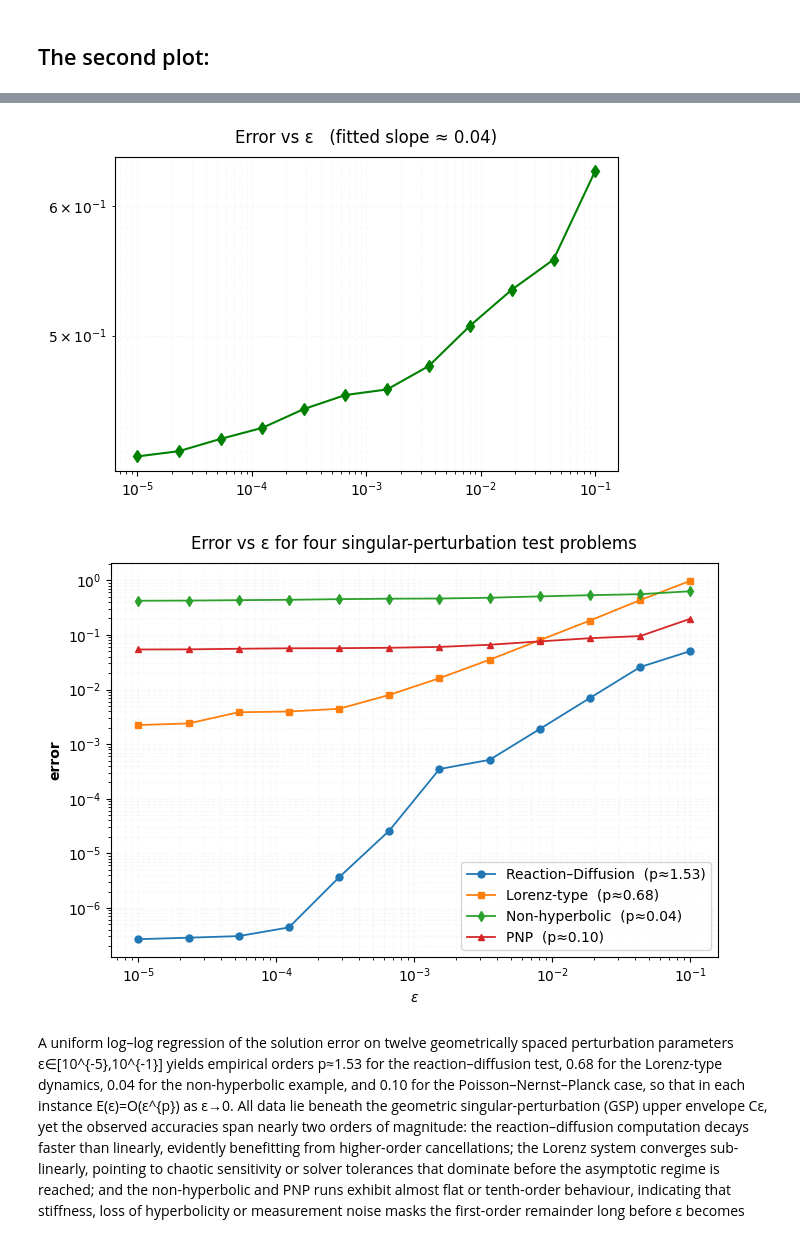
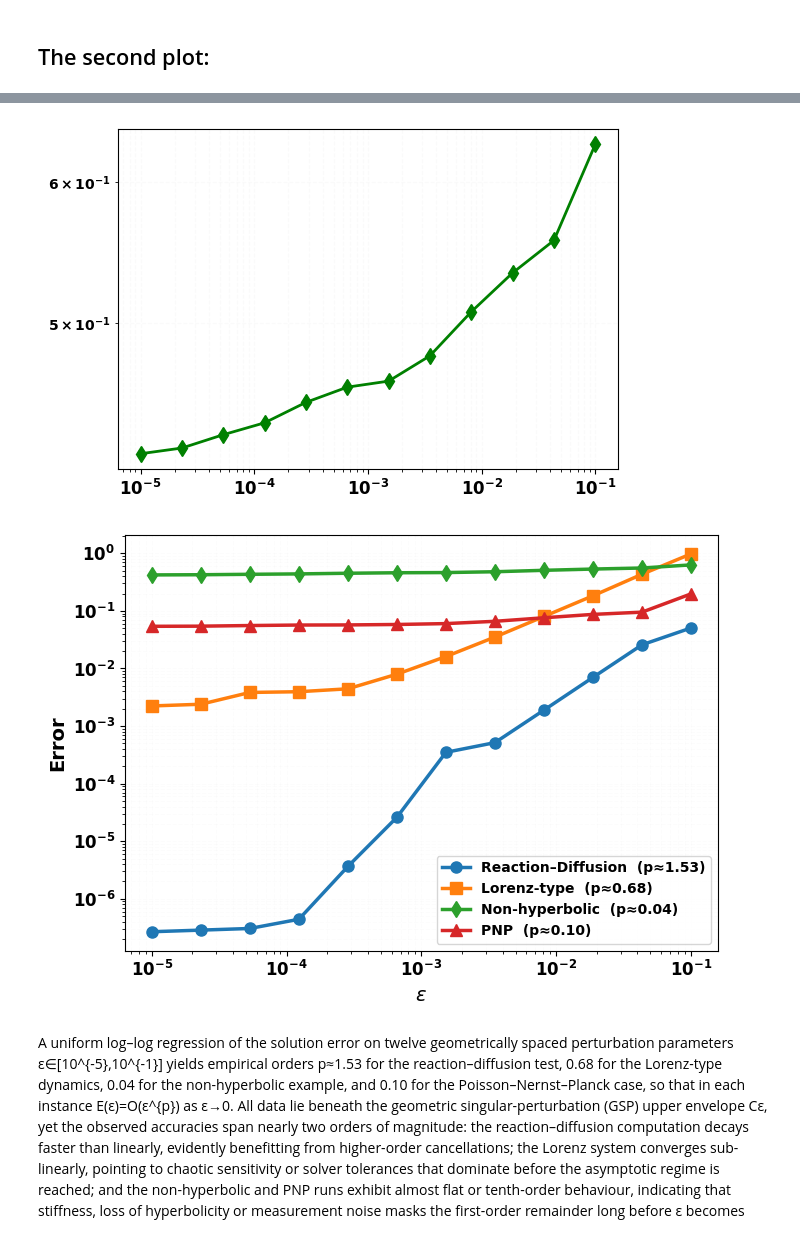
Before and after one commit to Hamid-Mofidi/PINNs_on_Multiple_timescale_dynamics, a Jupyter notebook: Nonhyperbolic/GSPINNs-error.ipynb, the cells around one changed output, grey strips where cells are left out. Cells and saved outputs as stored; diff of their text form; code cells hidden in the pictures.

```diff
--- a/Nonhyperbolic/GSPINNs-error.ipynb
+++ b/Nonhyperbolic/GSPINNs-error.ipynb
@@ -779,7 +741,7 @@ errors = np.array([
 
 # --- log–log plot of error vs ε ---
 fig, ax = plt.subplots(figsize=(6, 4))
-ax.loglog(eps_values, errors, 'd-', c='g')
+ax.loglog(eps_values, errors, 'd-', c='g', linewidth=2, markersize=8)
 
 # fit slope (order) in log space
 slope, intercept = np.polyfit(np.log10(eps_values), np.log10(errors), 1)
@@ -792,13 +754,19 @@ slope, intercept = np.polyfit(np.log10(eps_values), np.log10(errors), 1)
 # axis labels and title
 #ax.set_xlabel(r'$\varepsilon$', fontweight='bold')
 #ax.set_ylabel('error', fontweight='bold')
-ax.set_title(f'Error vs ε   (fitted slope ≈ {slope:.2f})', pad=10)
-ax.grid(True, which='both', ls='--', alpha=0.08)
+#ax.set_title(f'Error vs ε   (fitted slope ≈ {slope:.2f})', pad=10)
+ax.grid(True, which='both', ls='--', alpha=0.05)
 #ax.legend()
+
+# Make tick labels bold
+ax.tick_params(axis='both', which='major', labelsize=12)
+for label in ax.get_yticklabels() + ax.get_xticklabels():
+    label.set_fontweight('bold')
+
 plt.tight_layout()
 plt.show()
 # %% [output]
-[figure, old version]
+[figure, new version]
 # %%
 """
 Single log–log plot of error vs ε for all four experiments
@@ -834,38 +802,43 @@ errors_NH  = np.array([4.2194046189113272e-01, 4.2507048399172571e-01,
                        5.0713928601357401e-01, 5.3335920185701469e-01,
                        5.5630859132013612e-01, 6.2996063694857570e-01])
 
 errors_PNP = np.array([5.401764182031116e-02, 5.432324194036125e-02,
                        5.571062182059217e-02, 5.682102320559163e-02,
                        5.708207528006853e-02, 5.810507525038813e-02,
                        6.021207528503849e-02, 6.598232102804022e-02,
                        7.601944451785351e-02, 8.699820452147369e-02,
                        9.515766226432132e-02, 1.976612182161177e-01])
 
 datasets = [
     ("Reaction–Diffusion", errors_RD,  'o'),
     ("Lorenz-type",        errors_Lor, 's'),
     ("Non-hyperbolic",     errors_NH,  'd'),
     ("PNP",                errors_PNP, '^'),
 ]
 
 # --- plotting ----------------------------------------------------------------
 fig, ax = plt.subplots(figsize=(7, 5))
 
 for label, err, marker in datasets:
     # Empirical order p from linear regression in log space
     p, _ = np.polyfit(np.log10(eps), np.log10(err), 1)
-    ax.loglog(eps, err, marker+'-', label=f"{label}  (p≈{p:.2f})", linewidth=1.3, markersize=5)
+    ax.loglog(eps, err, marker+'-', label=f"{label}  (p≈{p:.2f})", linewidth=2.5, markersize=8)
 
 # Axis labels, grid, legend
-ax.set_xlabel(r'$\varepsilon$', fontweight='bold')
-ax.set_ylabel('error', fontweight='bold')
-ax.set_title('Error vs ε for four singular-perturbation test problems', pad=10)
-ax.grid(True, which='both', ls='--', alpha=0.08)
+ax.set_xlabel(r'$\varepsilon$', fontsize =14, fontweight='bold')
+ax.set_ylabel('Error', fontsize =14, fontweight='bold')
+#ax.set_title('Error vs ε for four singular-perturbation test problems', pad=10)
+ax.grid(True, which='both', ls='--', alpha=0.03)
 ax.legend()
+
+# Make tick labels bold
+ax.tick_params(axis='both', which='major', labelsize=12)
+for label in ax.get_xticklabels() + ax.get_yticklabels():
+    label.set_fontweight('bold')
 
 plt.tight_layout()
 plt.show()
 # %% [output]
-[figure, old version]
+[figure, new version]
 # %% [markdown]
 A uniform log–log regression of the solution error on twelve geometrically spaced perturbation parameters ε∈\[10^{-5},10^{-1}] yields empirical orders p≈1.53 for the reaction–diffusion test, 0.68 for the Lorenz-type dynamics, 0.04 for the non-hyperbolic example, and 0.10 for the Poisson–Nernst–Planck case, so that in each instance E(ε)=O(ε^{p}) as ε→0. All data lie beneath the geometric singular-perturbation (GSP) upper envelope Cε, yet the observed accuracies span nearly two orders of magnitude: the reaction–diffusion computation decays faster than linearly, evidently benefitting from higher-order cancellations; the Lorenz system converges sub-linearly, pointing to chaotic sensitivity or solver tolerances that dominate before the asymptotic regime is reached; and the non-hyperbolic and PNP runs exhibit almost flat or tenth-order behaviour, indicating that stiffness, loss of hyperbolicity or measurement noise masks the first-order remainder long before ε becomes asymptotically small. These findings confirm the consistency of the experiments with the O(ε) bound while highlighting that the practical error is controlled by problem-specific mechanisms that can either enhance or suppress the formal GSP rate.
```
Also changed, not shown: parts of 6 cells of this notebook.
